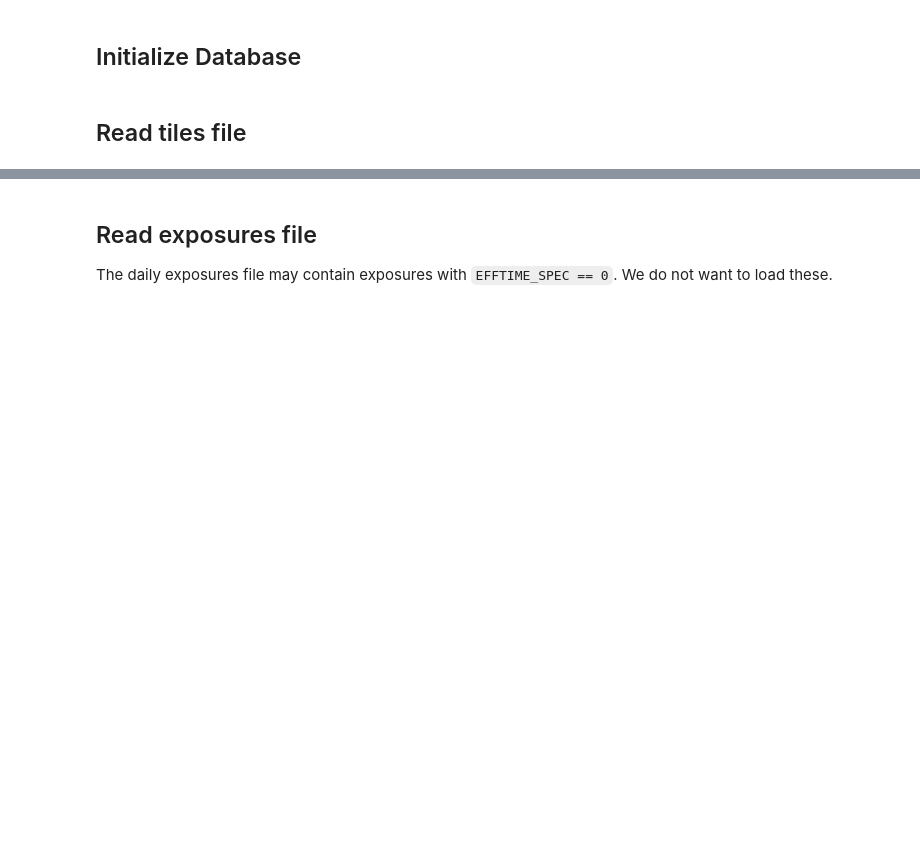
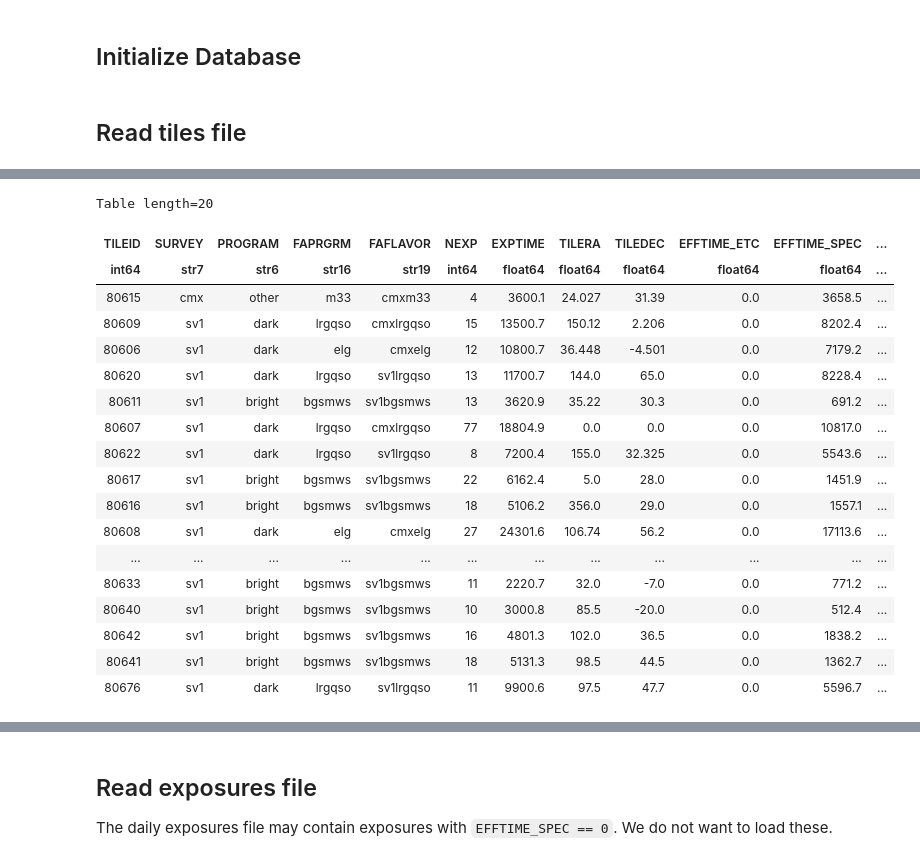
Before and after one commit to desihub/specprod-db, a Jupyter notebook: doc/nb/TestNewTile.ipynb, the cells around one changed output, grey strips where cells are left out. Saved outputs shown, nothing was run; the diff lists cells and outputs as text; code cells hidden in the pictures; blank space fills up the shorter version.

```diff
--- a/doc/nb/TestNewTile.ipynb
+++ b/doc/nb/TestNewTile.ipynb
@@ -70 +84,23 @@ Table length=1
+# %%
+tiles_table[row_index][:20]
+# %% [output]
+Table length=20
+| TILEID | SURVEY | PROGRAM | FAPRGRM | FAFLAVOR | NEXP | EXPTIME | TILERA | TILEDEC | EFFTIME_ETC | EFFTIME_SPEC | ... |
+| int64 | str7 | str6 | str16 | str19 | int64 | float64 | float64 | float64 | float64 | float64 | ... |
+| 80615 | cmx | other | m33 | cmxm33 | 4 | 3600.1 | 24.027 | 31.39 | 0.0 | 3658.5 | ... |
+| 80609 | sv1 | dark | lrgqso | cmxlrgqso | 15 | 13500.7 | 150.12 | 2.206 | 0.0 | 8202.4 | ... |
+| 80606 | sv1 | dark | elg | cmxelg | 12 | 10800.7 | 36.448 | -4.501 | 0.0 | 7179.2 | ... |
+| 80620 | sv1 | dark | lrgqso | sv1lrgqso | 13 | 11700.7 | 144.0 | 65.0 | 0.0 | 8228.4 | ... |
+| 80611 | sv1 | bright | bgsmws | sv1bgsmws | 13 | 3620.9 | 35.22 | 30.3 | 0.0 | 691.2 | ... |
+| 80607 | sv1 | dark | lrgqso | cmxlrgqso | 77 | 18804.9 | 0.0 | 0.0 | 0.0 | 10817.0 | ... |
+| 80622 | sv1 | dark | lrgqso | sv1lrgqso | 8 | 7200.4 | 155.0 | 32.325 | 0.0 | 5543.6 | ... |
+| 80617 | sv1 | bright | bgsmws | sv1bgsmws | 22 | 6162.4 | 5.0 | 28.0 | 0.0 | 1451.9 | ... |
+| 80616 | sv1 | bright | bgsmws | sv1bgsmws | 18 | 5106.2 | 356.0 | 29.0 | 0.0 | 1557.1 | ... |
+| 80608 | sv1 | dark | elg | cmxelg | 27 | 24301.6 | 106.74 | 56.2 | 0.0 | 17113.6 | ... |
+| ... | ... | ... | ... | ... | ... | ... | ... | ... | ... | ... | ... |
+| 80633 | sv1 | bright | bgsmws | sv1bgsmws | 11 | 2220.7 | 32.0 | -7.0 | 0.0 | 771.2 | ... |
+| 80640 | sv1 | bright | bgsmws | sv1bgsmws | 10 | 3000.8 | 85.5 | -20.0 | 0.0 | 512.4 | ... |
+| 80642 | sv1 | bright | bgsmws | sv1bgsmws | 16 | 4801.3 | 102.0 | 36.5 | 0.0 | 1838.2 | ... |
+| 80641 | sv1 | bright | bgsmws | sv1bgsmws | 18 | 5131.3 | 98.5 | 44.5 | 0.0 | 1362.7 | ... |
+| 80676 | sv1 | dark | lrgqso | sv1lrgqso | 11 | 9900.6 | 97.5 | 47.7 | 0.0 | 5596.7 | ... |
 # %%
```
Also changed, not shown: parts of 19 cells of this notebook, 1 other file.
